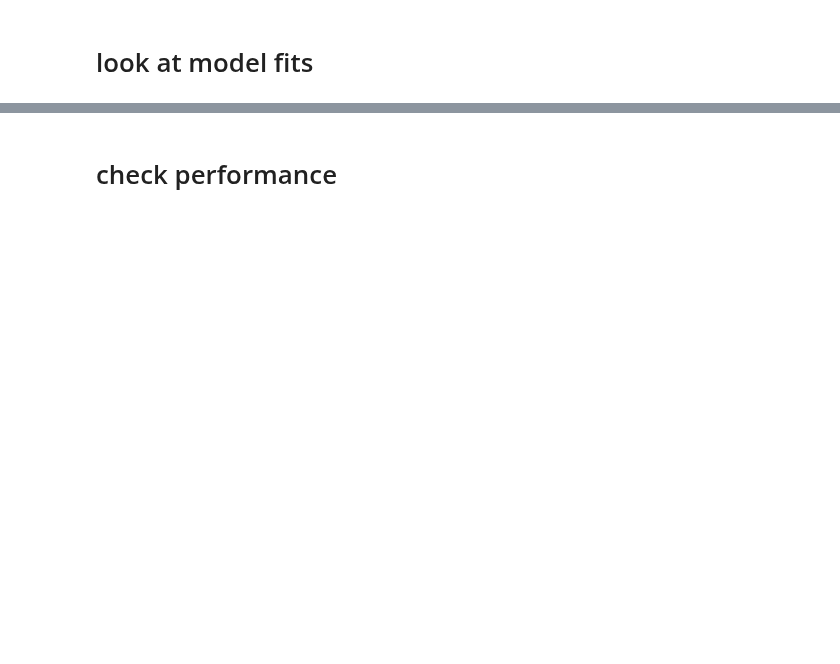
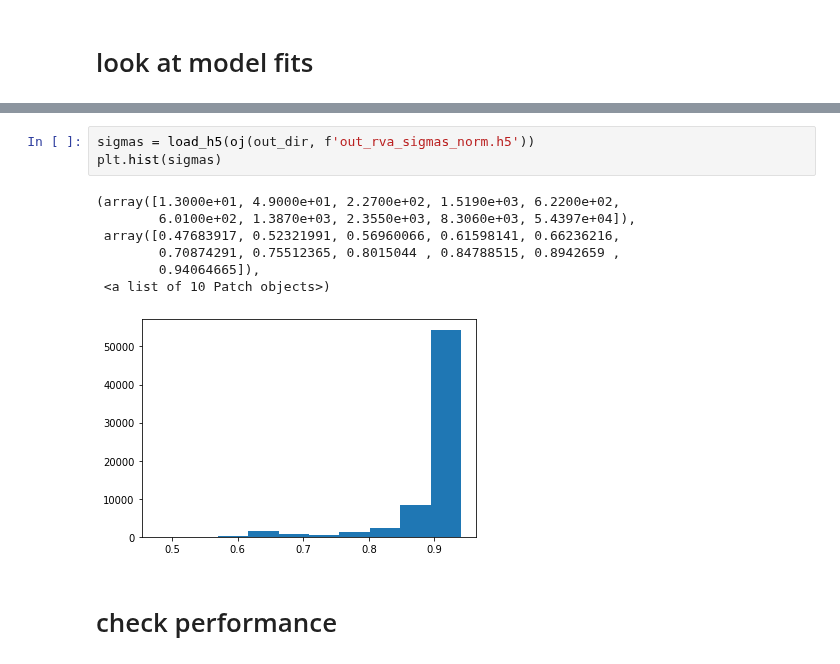
Before and after one commit to csinva/mdl-complexity, a Jupyter notebook: fmri/analyze_fmri.ipynb, the cells around one changed output, grey strips where cells are left out. Cells and saved outputs as stored; diff of their text form; blank space fills up the shorter version.

```diff
--- a/fmri/analyze_fmri.ipynb
+++ b/fmri/analyze_fmri.ipynb
@@ -51,4 +49,15 @@ Index(['roi', 'model', 'lambda_opt', 'theta_opt', 'mdl_comp_opt', 'cv_values',
       dtype='object')
+# %%
+sigmas = load_h5(oj(out_dir, f'out_rva_sigmas_norm.h5'))
+plt.hist(sigmas)
+# %% [output]
+(array([1.3000e+01, 4.9000e+01, 2.2700e+02, 1.5190e+03, 6.2200e+02,
+        6.0100e+02, 1.3870e+03, 2.3550e+03, 8.3060e+03, 5.4397e+04]),
+ array([0.47683917, 0.52321991, 0.56960066, 0.61598141, 0.66236216,
+        0.70874291, 0.75512365, 0.8015044 , 0.84788515, 0.8942659 ,
+        0.94064665]),
+ <a list of 10 Patch objects>)
+[figure, added]
 # %% [markdown]
 # check performance
 # %%
```
Also changed, not shown: parts of 11 cells of this notebook, 2 other files.
